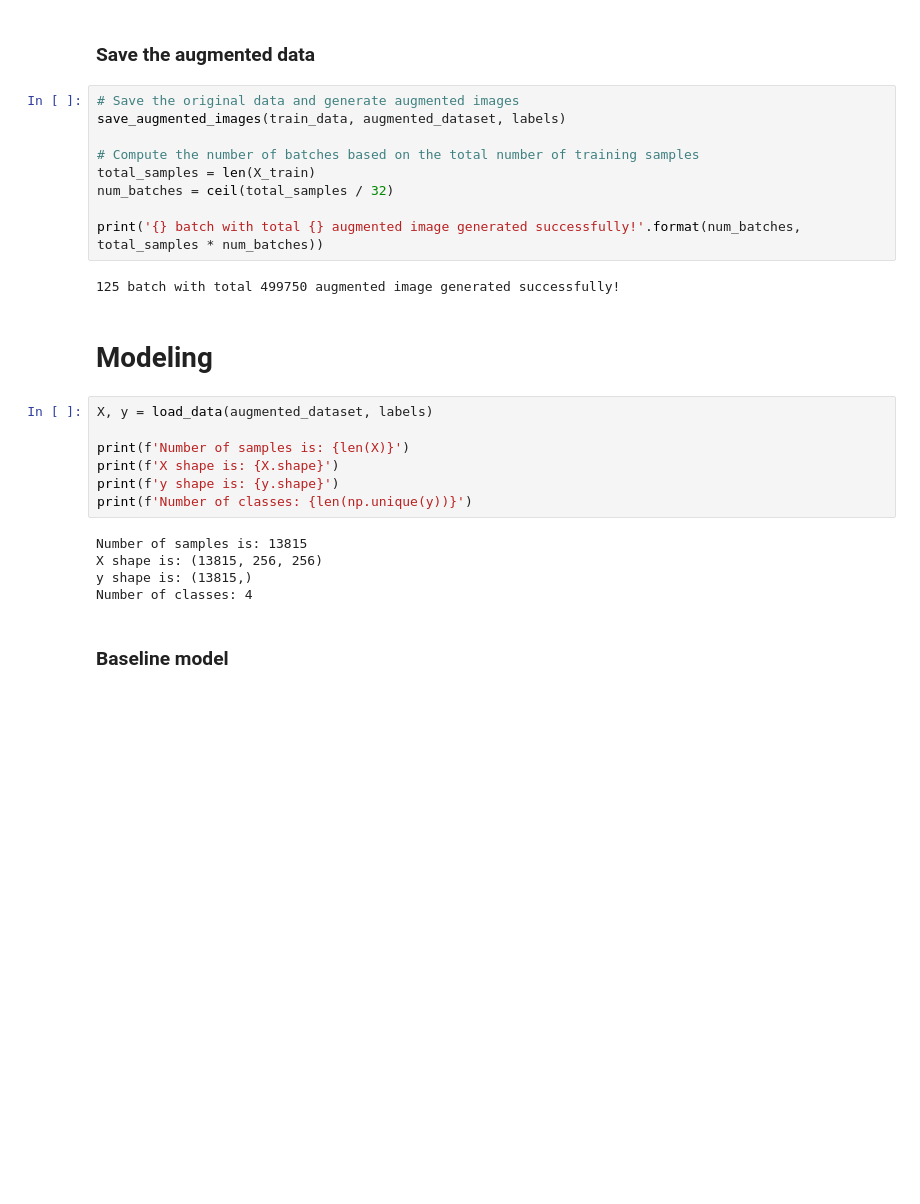
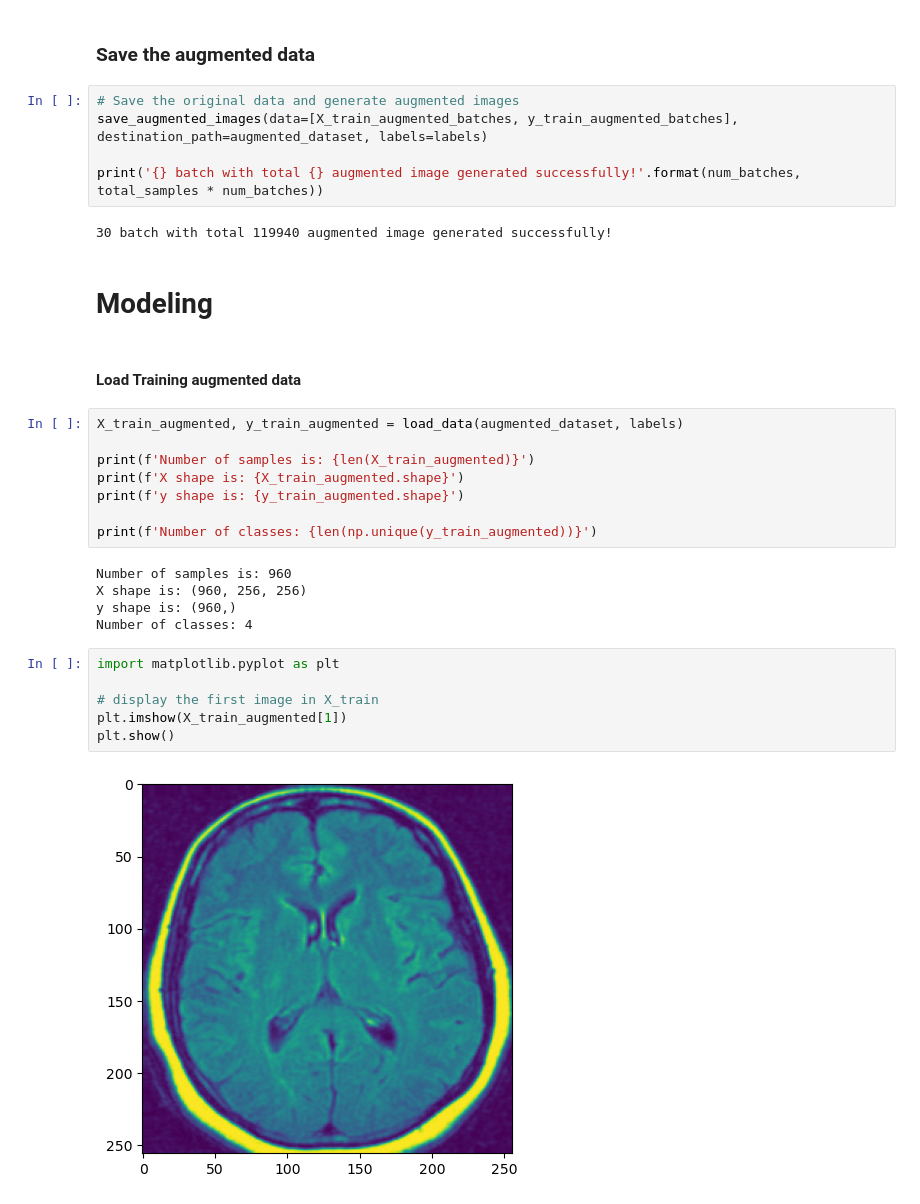
Before and after one commit to MYTHILI05896/brain-tumor-mri-classifier, a Jupyter notebook: BrainTumor.ipynb, the cells around one changed output. Saved outputs shown, nothing was run; the diff lists cells and outputs as text; blank space fills up the shorter version.

Commit message:
Changes and start modeling

```diff
--- a/BrainTumor.ipynb
+++ b/BrainTumor.ipynb
@@ -308,28 +377,33 @@ train_data = data_generator.flow(X_train_expanded, y_train, batch_size=32, shuff
 ### Save the augmented data
 # %%
 # Save the original data and generate augmented images
-save_augmented_images(train_data, augmented_dataset, labels)
-
-# Compute the number of batches based on the total number of training samples
-total_samples = len(X_train)
-num_batches = ceil(total_samples / 32)
+save_augmented_images(data=[X_train_augmented_batches, y_train_augmented_batches], destination_path=augmented_dataset, labels=labels)
 
 print('{} batch with total {} augmented image generated successfully!'.format(num_batches, total_samples * num_batches))
 # %% [output]
-125 batch with total 499750 augmented image generated successfully!
+30 batch with total 119940 augmented image generated successfully!
 # %% [markdown]
 # Modeling
+# %% [markdown]
+#### Load Training augmented data
 # %%
-X, y = load_data(augmented_dataset, labels)
+X_train_augmented, y_train_augmented = load_data(augmented_dataset, labels)
 
-print(f'Number of samples is: {len(X)}')
-print(f'X shape is: {X.shape}')
-print(f'y shape is: {y.shape}')
-print(f'Number of classes: {len(np.unique(y))}')
+print(f'Number of samples is: {len(X_train_augmented)}')
+print(f'X shape is: {X_train_augmented.shape}')
+print(f'y shape is: {y_train_augmented.shape}')
+
+print(f'Number of classes: {len(np.unique(y_train_augmented))}')
 # %% [output]
-Number of samples is: 13815
-X shape is: (13815, 256, 256)
-y shape is: (13815,)
+Number of samples is: 960
+X shape is: (960, 256, 256)
+y shape is: (960,)
 Number of classes: 4
-# %% [markdown]
-### Baseline model
+# %%
+import matplotlib.pyplot as plt
+
+# display the first image in X_train
+plt.imshow(X_train_augmented[1])
+plt.show()
+# %% [output]
+[figure, added]
```
Also changed, not shown: parts of 57 cells of this notebook, 9 other files.
